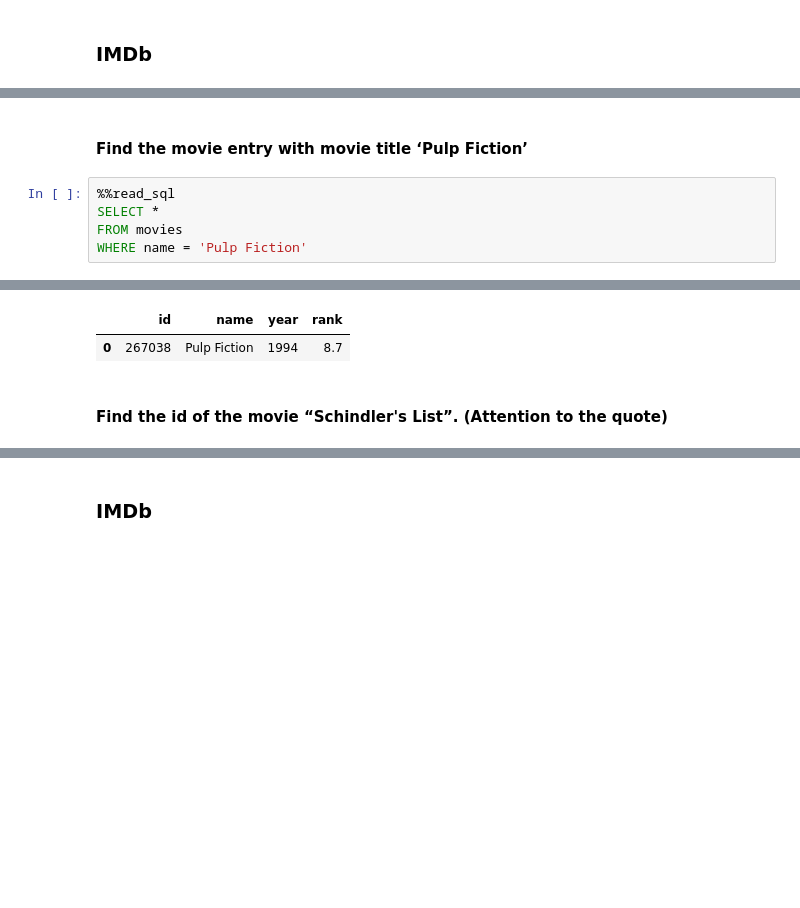
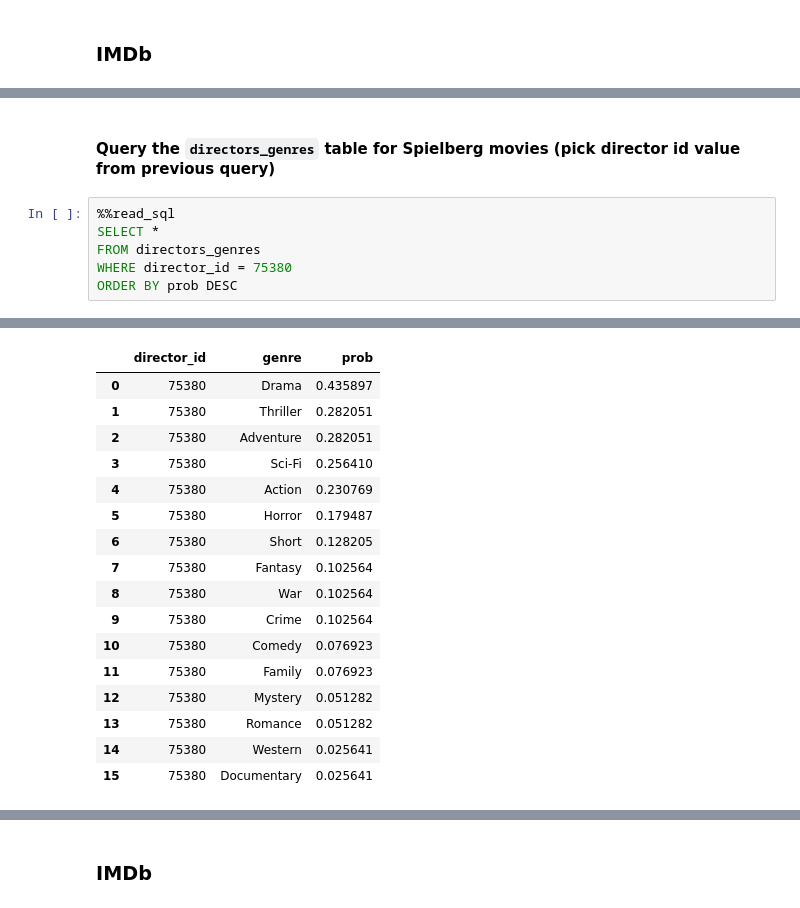
Before and after one commit to ipeirotis/introduction-to-databases, a Jupyter notebook: session4/C-Join_Queries.ipynb, the cells around one changed output, grey strips where cells are left out. Saved outputs shown, nothing was run; the diff lists cells and outputs as text; blank space fills up the shorter version.

```diff
--- a/session4/C-Join_Queries.ipynb
+++ b/session4/C-Join_Queries.ipynb
@@ -62,8 +46,9 @@ Query started at 07:30:18 PM UTC; Query executed in 0.00 m
-# %% [markdown]
-#### Find the movie entry with movie title ‘Pulp Fiction’
+# %% [markdown]
+#### Query the `directors_genres` table for Spielberg movies (pick director id value from previous query)
 # %%
 %%read_sql
 SELECT *
-FROM movies
-WHERE name = 'Pulp Fiction'
+FROM directors_genres
+WHERE director_id = 75380
+ORDER BY prob DESC
 # %% [output]
@@ -71,4 +56,17 @@ Query started at 07:30:18 PM UTC; Query executed in 0.00 m
-|  | id | name | year | rank |
-| 0 | 267038 | Pulp Fiction | 1994 | 8.7 |
+|  | director_id | genre | prob |
+| 0 | 75380 | Drama | 0.435897 |
+| 1 | 75380 | Thriller | 0.282051 |
+| 2 | 75380 | Adventure | 0.282051 |
+| 3 | 75380 | Sci-Fi | 0.256410 |
+| 4 | 75380 | Action | 0.230769 |
+| 5 | 75380 | Horror | 0.179487 |
+| 6 | 75380 | Short | 0.128205 |
+| 7 | 75380 | Fantasy | 0.102564 |
+| 8 | 75380 | War | 0.102564 |
+| 9 | 75380 | Crime | 0.102564 |
+| 10 | 75380 | Comedy | 0.076923 |
+| 11 | 75380 | Family | 0.076923 |
+| 12 | 75380 | Mystery | 0.051282 |
+| 13 | 75380 | Romance | 0.051282 |
+| 14 | 75380 | Western | 0.025641 |
+| 15 | 75380 | Documentary | 0.025641 |
-# %% [markdown]
-#### Find the id of the movie “Schindler's List”. (Attention to the quote)
```
Also changed, not shown: parts of 22 cells of this notebook.
